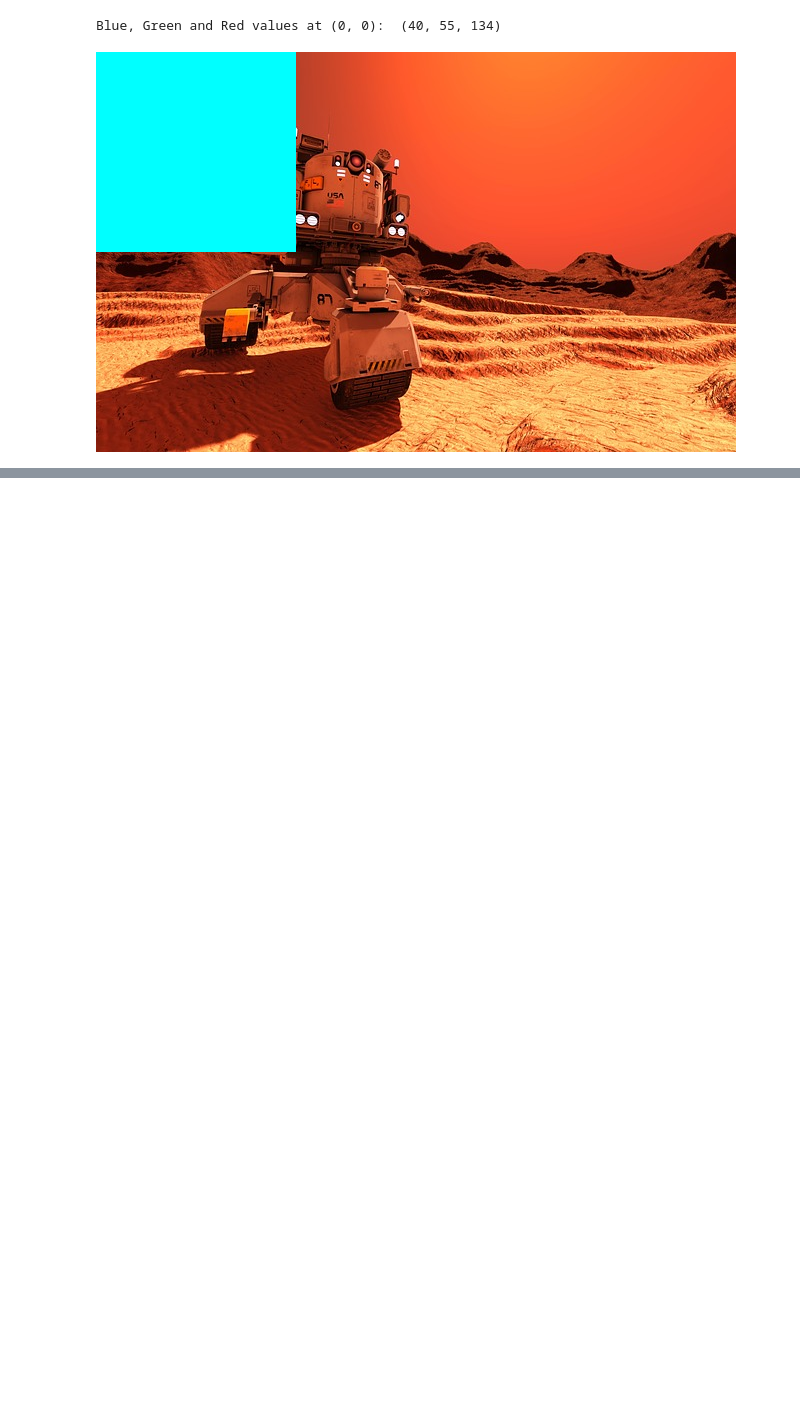
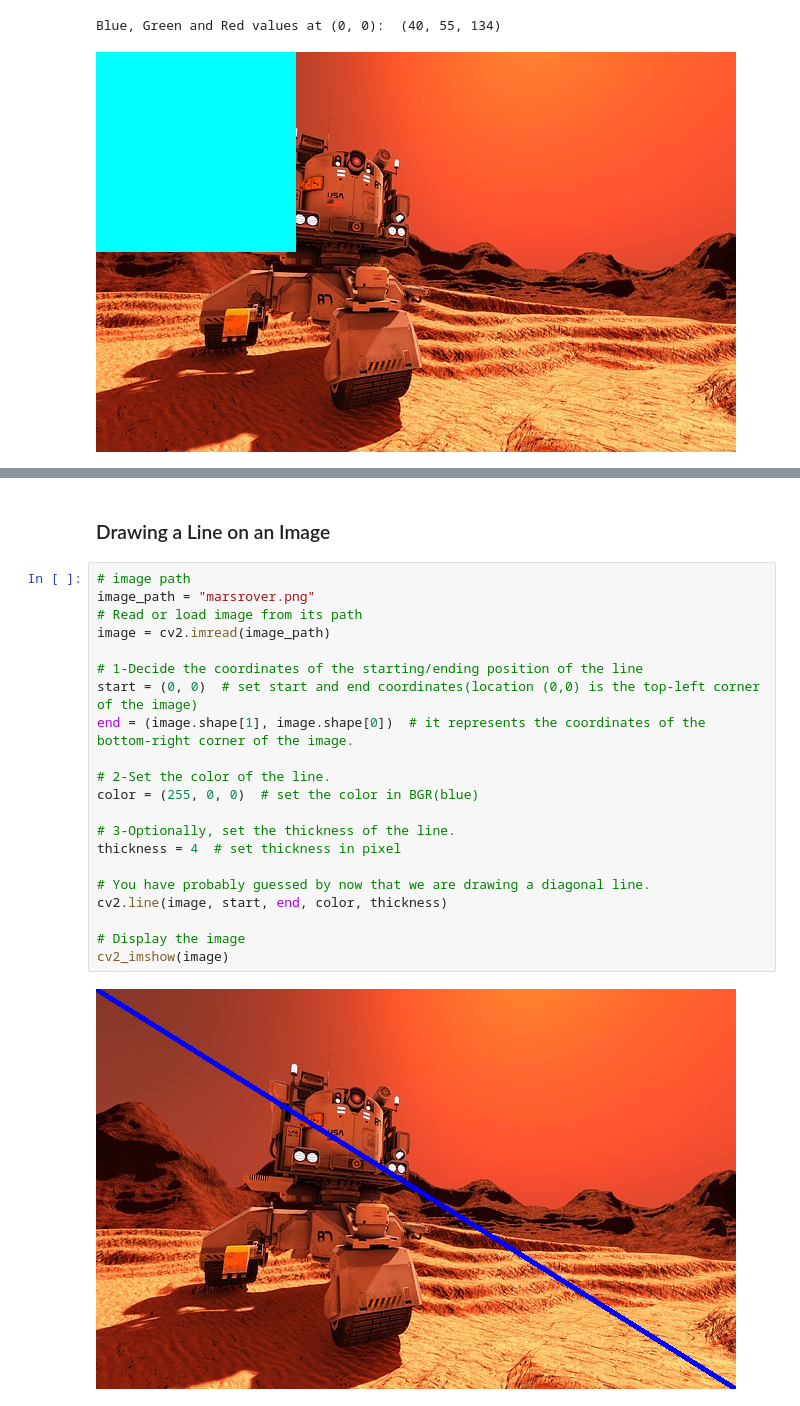
Before and after one commit to rahiakela/building-computer-vision-applications-using-artificial-neural-networks, a Jupyter notebook: 2_image_and_video_processing.ipynb, the cells around one changed output, grey strips where cells are left out. Saved outputs shown, nothing was run; the diff lists cells and outputs as text; blank space fills up the shorter version.

```diff
--- a/2_image_and_video_processing.ipynb
+++ b/2_image_and_video_processing.ipynb
@@ -80,0 +89,25 @@ Blue, Green and Red values at (0, 0):  (40, 55, 134)
+# %% [markdown]
+### Drawing a Line on an Image
+# %%
+# image path
+image_path = "marsrover.png"
+# Read or load image from its path
+image = cv2.imread(image_path)
+
+# 1-Decide the coordinates of the starting/ending position of the line
+start = (0, 0)  # set start and end coordinates(location (0,0) is the top-left corner of the image)
+end = (image.shape[1], image.shape[0])  # it represents the coordinates of the bottom-right corner of the image.
+
+# 2-Set the color of the line.
+color = (255, 0, 0)  # set the color in BGR(blue)
+
+# 3-Optionally, set the thickness of the line.
+thickness = 4  # set thickness in pixel
+
+# You have probably guessed by now that we are drawing a diagonal line.
+cv2.line(image, start, end, color, thickness)
+
+# Display the image
+cv2_imshow(image)
+# %% [output]
+[figure, added]
```
Also changed, not shown: parts of 12 cells of this notebook.
